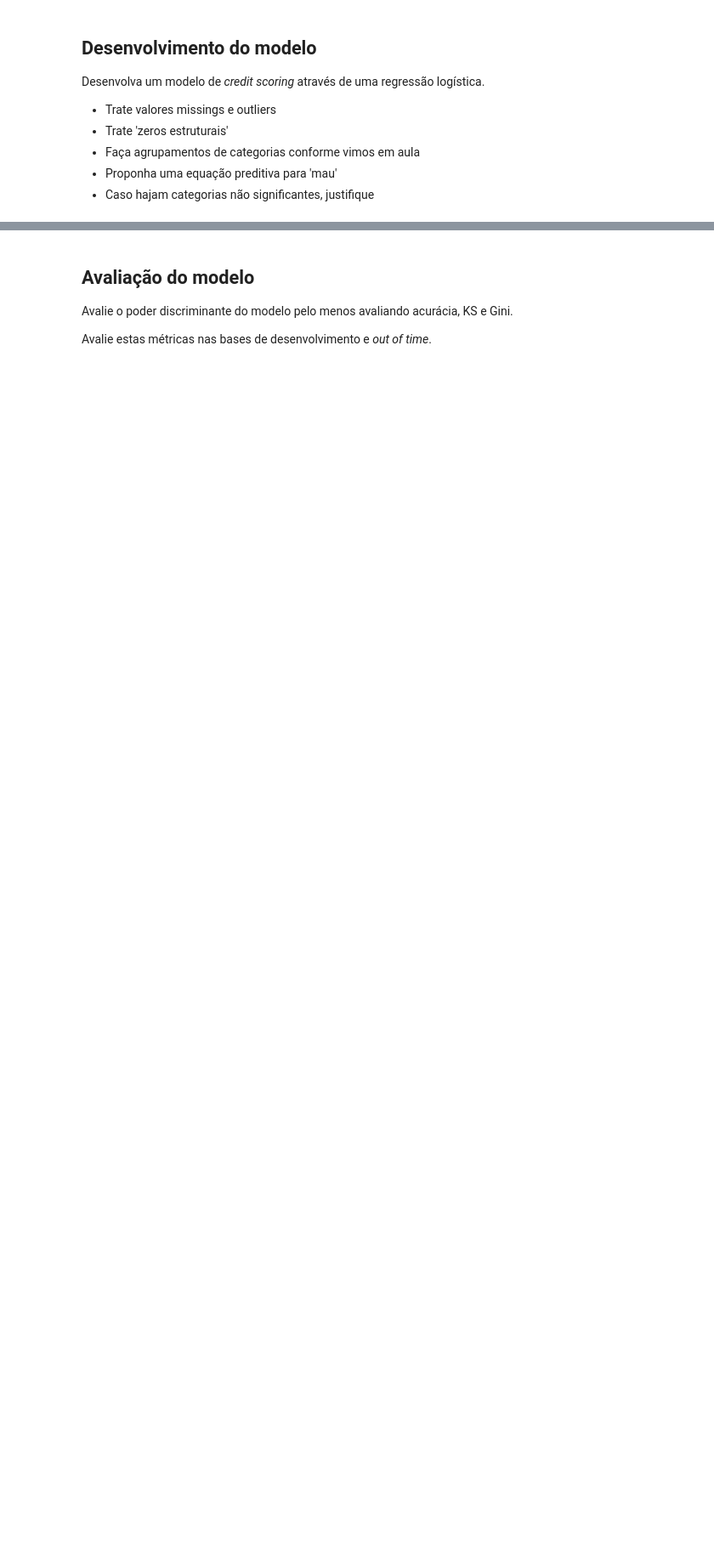
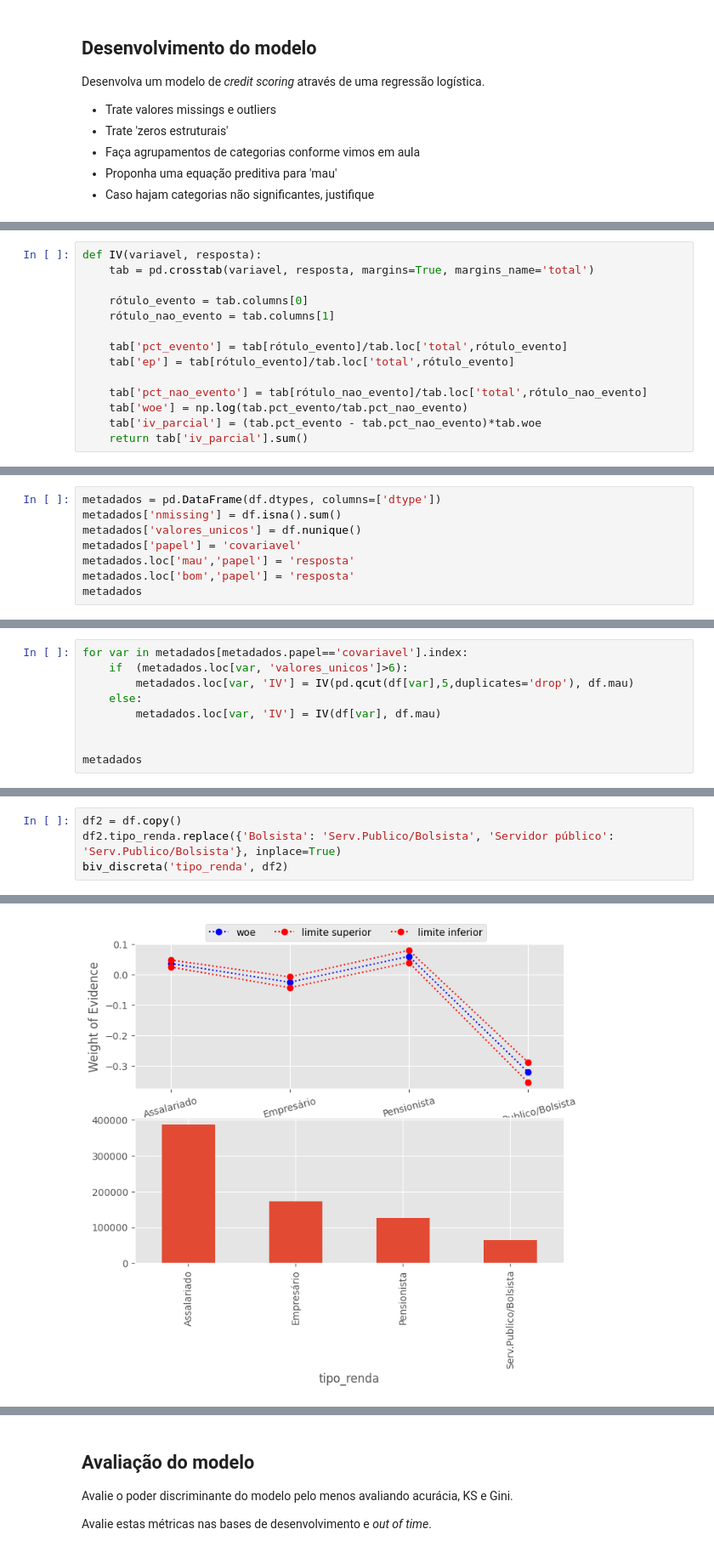
Before and after one commit to PedroHang/Logistic-Regression-Income, a Jupyter notebook: ProfCientistaDados m37_supportmaterial_exercise02.ipynb, the cells around one changed output, grey strips where cells are left out. Shown at 85% size. Drawn from its saved outputs; the diff is of its cells as text; blank space fills up the shorter version.

```diff
--- a/ProfCientistaDados m37_supportmaterial_exercise02.ipynb
+++ b/ProfCientistaDados m37_supportmaterial_exercise02.ipynb
@@ -326,0 +334,14 @@ df['mau'] = df.mau.astype('int64')
+# %%
+def IV(variavel, resposta):
+    tab = pd.crosstab(variavel, resposta, margins=True, margins_name='total')
+
+    rótulo_evento = tab.columns[0]
+    rótulo_nao_evento = tab.columns[1]
+
+    tab['pct_evento'] = tab[rótulo_evento]/tab.loc['total',rótulo_evento]
+    tab['ep'] = tab[rótulo_evento]/tab.loc['total',rótulo_evento]
+
+    tab['pct_nao_evento'] = tab[rótulo_nao_evento]/tab.loc['total',rótulo_nao_evento]
+    tab['woe'] = np.log(tab.pct_evento/tab.pct_nao_evento)
+    tab['iv_parcial'] = (tab.pct_evento - tab.pct_nao_evento)*tab.woe
+    return tab['iv_parcial'].sum()
@@ -326,0 +353,8 @@ df['mau'] = df.mau.astype('int64')
+# %%
+metadados = pd.DataFrame(df.dtypes, columns=['dtype'])
+metadados['nmissing'] = df.isna().sum()
+metadados['valores_unicos'] = df.nunique()
+metadados['papel'] = 'covariavel'
+metadados.loc['mau','papel'] = 'resposta'
+metadados.loc['bom','papel'] = 'resposta'
+metadados
@@ -326,0 +379,9 @@ df['mau'] = df.mau.astype('int64')
+# %%
+for var in metadados[metadados.papel=='covariavel'].index:
+    if  (metadados.loc[var, 'valores_unicos']>6):
+        metadados.loc[var, 'IV'] = IV(pd.qcut(df[var],5,duplicates='drop'), df.mau)
+    else:
+        metadados.loc[var, 'IV'] = IV(df[var], df.mau)
+
+
+metadados
@@ -326,0 +474,5 @@ df['mau'] = df.mau.astype('int64')
+# %%
+df2 = df.copy()
+df2.tipo_renda.replace({'Bolsista': 'Serv.Publico/Bolsista', 'Servidor público': 'Serv.Publico/Bolsista'}, inplace=True)
+biv_discreta('tipo_renda', df2)
+# %% [output]
@@ -326,0 +491 @@ df['mau'] = df.mau.astype('int64')
+[figure, added]
```
Also changed, not shown: parts of 19 cells of this notebook.
